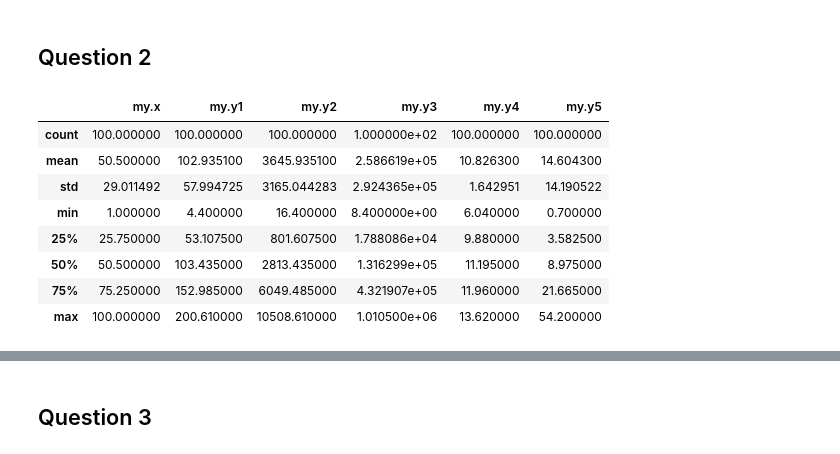
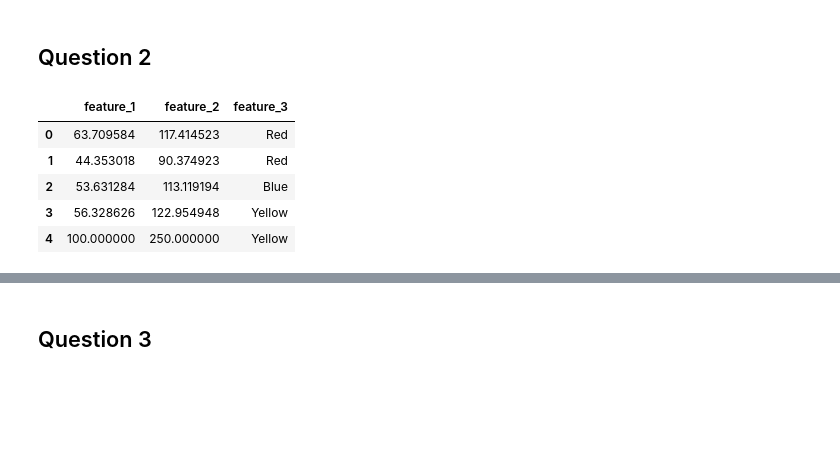
Before and after one commit to james-hughes1/mphildis-coursework, a Jupyter notebook: applied-data-science/Examples1.ipynb, the cells around one changed output, grey strips where cells are left out. Saved outputs shown, nothing was run; the diff lists cells and outputs as text; code cells hidden in the pictures; blank space fills up the shorter version.

```diff
--- a/applied-data-science/Examples1.ipynb
+++ b/applied-data-science/Examples1.ipynb
@@ -104,15 +105,12 @@ NameError: name 'df_missing' is not defined
 # %% [markdown]
 ## Question 2
 # %%
-preprc_df = pd.read_csv("PreProcessing_cross.csv")
-preprc_df.describe()
+preprc_df = pd.read_csv("PreProcessing_ex2.csv")
+preprc_df.head(5)
 # %% [output]
-|  | my.x | my.y1 | my.y2 | my.y3 | my.y4 | my.y5 |
-| count | 100.000000 | 100.000000 | 100.000000 | 1.000000e+02 | 100.000000 | 100.000000 |
-| mean | 50.500000 | 102.935100 | 3645.935100 | 2.586619e+05 | 10.826300 | 14.604300 |
-| std | 29.011492 | 57.994725 | 3165.044283 | 2.924365e+05 | 1.642951 | 14.190522 |
-| min | 1.000000 | 4.400000 | 16.400000 | 8.400000e+00 | 6.040000 | 0.700000 |
-| 25% | 25.750000 | 53.107500 | 801.607500 | 1.788086e+04 | 9.880000 | 3.582500 |
-| 50% | 50.500000 | 103.435000 | 2813.435000 | 1.316299e+05 | 11.195000 | 8.975000 |
-| 75% | 75.250000 | 152.985000 | 6049.485000 | 4.321907e+05 | 11.960000 | 21.665000 |
-| max | 100.000000 | 200.610000 | 10508.610000 | 1.010500e+06 | 13.620000 | 54.200000 |
+|  | feature_1 | feature_2 | feature_3 |
+| 0 | 63.709584 | 117.414523 | Red |
+| 1 | 44.353018 | 90.374923 | Red |
+| 2 | 53.631284 | 113.119194 | Blue |
+| 3 | 56.328626 | 122.954948 | Yellow |
+| 4 | 100.000000 | 250.000000 | Yellow |
```
Also changed, not shown: parts of 35 cells of this notebook, 1 other file.
